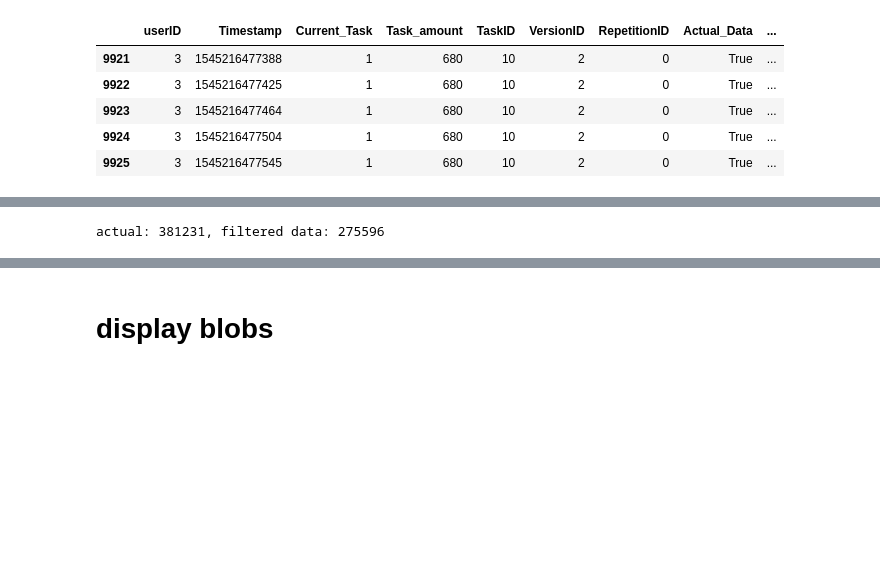
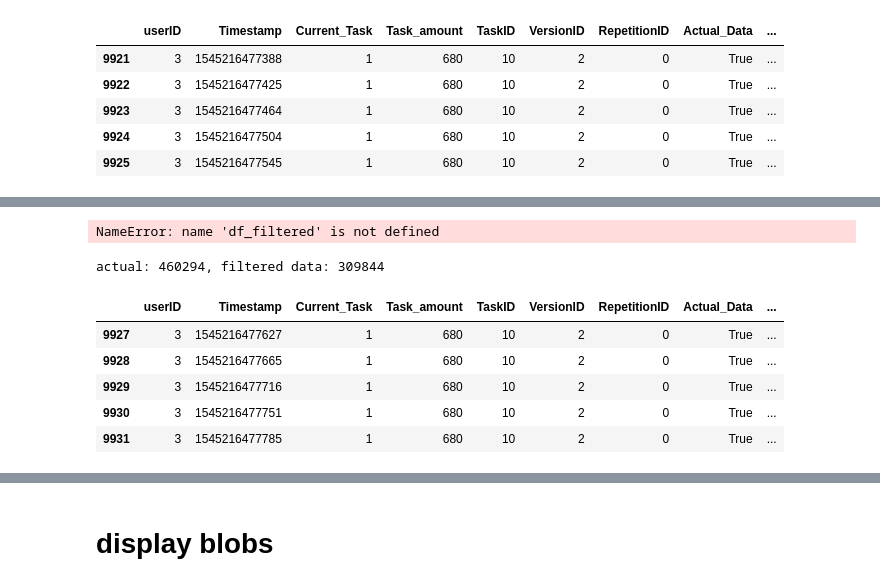
Before and after one commit to robsch94/FaPraKnuckleInput, a Jupyter notebook: Jupyter/Step_2_PreprocessData.ipynb, the cells around one changed output, grey strips where cells are left out. Drawn from its saved outputs; the diff is of its cells as text; code cells hidden in the pictures; blank space fills up the shorter version.

```diff
--- a/Jupyter/Step_2_PreprocessData.ipynb
+++ b/Jupyter/Step_2_PreprocessData.ipynb
@@ -93,9 +86,11 @@ Wall time: 11min 9s
 # %%
-df_filtered.to_pickle("PklData/dfFiltered.pkl")
+#df_filtered.to_pickle("PklData/dfFiltered.pkl")
+# %% [output]
+NameError: name 'df_filtered' is not defined
+# %%
+print("actual: %s, filtered data: %s" % (len(df_actual), len(df_filtered)))
+# %% [output]
+actual: 460294, filtered data: 309844
 # %%
 df_filtered = pd.read_pickle("PklData/dfFiltered.pkl")
-# %%
-print("actual: %s, filtered data: %s" % (len(df_actual), len(df_filtered)))
-# %% [output]
-actual: 381231, filtered data: 275596
 # %%
@@ -118,0 +117,9 @@ def detect_blobs(image):
+# %%
+df_filtered.head()
+# %% [output]
+|  | userID | Timestamp | Current_Task | Task_amount | TaskID | VersionID | RepetitionID | Actual_Data | ... |
+| 9927 | 3 | 1545216477627 | 1 | 680 | 10 | 2 | 0 | True | ... |
+| 9928 | 3 | 1545216477665 | 1 | 680 | 10 | 2 | 0 | True | ... |
+| 9929 | 3 | 1545216477716 | 1 | 680 | 10 | 2 | 0 | True | ... |
+| 9930 | 3 | 1545216477751 | 1 | 680 | 10 | 2 | 0 | True | ... |
+| 9931 | 3 | 1545216477785 | 1 | 680 | 10 | 2 | 0 | True | ... |
```
Also changed, not shown: parts of 23 cells of this notebook, 11 other files.
